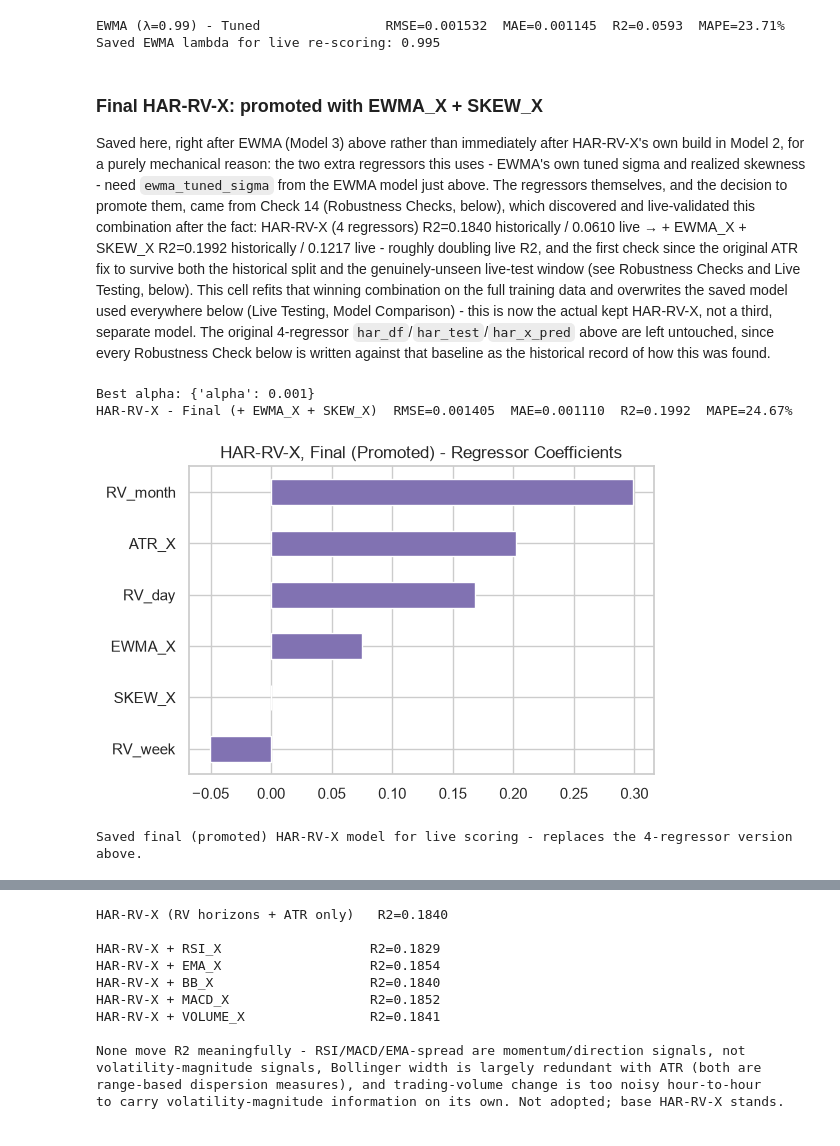
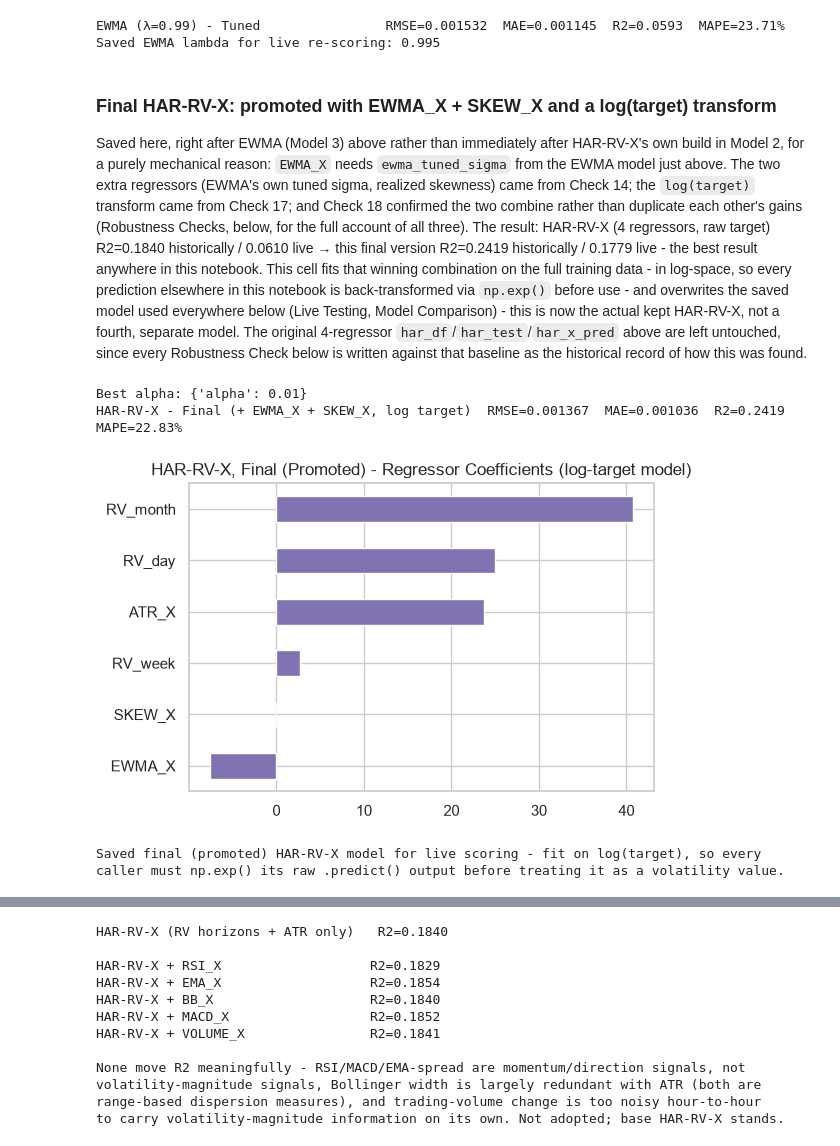
Before and after one commit to mhejairi10/bitcoin-volatility-prediction, a Jupyter notebook: notebooks/capstone-btc-volatility.ipynb, the cells around one changed output, grey strips where cells are left out. Cells and saved outputs as stored; diff of their text form; code cells hidden in the pictures.

```diff
--- a/notebooks/capstone-btc-volatility.ipynb
+++ b/notebooks/capstone-btc-volatility.ipynb
@@ -922,44 +922,47 @@ print(f'Saved EWMA lambda for live re-scoring: {best_lambda}')
 EWMA (λ=0.99) - Tuned                RMSE=0.001532  MAE=0.001145  R2=0.0593  MAPE=23.71%
 Saved EWMA lambda for live re-scoring: 0.995
 # %% [markdown]
-### Final HAR-RV-X: promoted with EWMA_X + SKEW_X
-Saved here, right after EWMA (Model 3) above rather than immediately after HAR-RV-X's own build in Model 2, for a purely mechanical reason: the two extra regressors this uses - EWMA's own tuned sigma and realized skewness - need `ewma_tuned_sigma` from the EWMA model just above. The regressors themselves, and the decision to promote them, came from Check 14 (Robustness Checks, below), which discovered and live-validated this combination after the fact: HAR-RV-X (4 regressors) R2=0.1840 historically / 0.0610 live &rarr; + EWMA_X + SKEW_X R2=0.1992 historically / 0.1217 live - roughly doubling live R2, and the first check since the original ATR fix to survive both the historical split and the genuinely-unseen live-test window (see Robustness Checks and Live Testing, below). This cell refits that winning combination on the full training data and overwrites the saved model used everywhere below (Live Testing, Model Comparison) - this is now the actual kept HAR-RV-X, not a third, separate model. The original 4-regressor `har_df`/`har_test`/`har_x_pred` above are left untouched, since every Robustness Check below is written against that baseline as the historical record of how this was found.
+### Final HAR-RV-X: promoted with EWMA_X + SKEW_X and a log(target) transform
+Saved here, right after EWMA (Model 3) above rather than immediately after HAR-RV-X's own build in Model 2, for a purely mechanical reason: `EWMA_X` needs `ewma_tuned_sigma` from the EWMA model just above. The two extra regressors (EWMA's own tuned sigma, realized skewness) came from Check 14; the `log(target)` transform came from Check 17; and Check 18 confirmed the two combine rather than duplicate each other's gains (Robustness Checks, below, for the full account of all three). The result: HAR-RV-X (4 regressors, raw target) R2=0.1840 historically / 0.0610 live &rarr; this final version R2=0.2419 historically / 0.1779 live - the best result anywhere in this notebook. This cell fits that winning combination on the full training data - in log-space, so every prediction elsewhere in this notebook is back-transformed via `np.exp()` before use - and overwrites the saved model used everywhere below (Live Testing, Model Comparison) - this is now the actual kept HAR-RV-X, not a fourth, separate model. The original 4-regressor `har_df`/`har_test`/`har_x_pred` above are left untouched, since every Robustness Check below is written against that baseline as the historical record of how this was found.
 # %%
 # Final HAR-RV-X: the model actually kept and used everywhere below (Live Testing, Model
-# Comparison). Promoted from Check 14 (Robustness Checks, below) after it validated on live
-# data - see the markdown above for the numbers that justified this. Mirrors Check 14b/14c's
-# own construction exactly, just fit on the full training data rather than a Robustness-Checks
-# trial split, and saved to disk under the same path the original 4-regressor version used.
+# Comparison). Promoted from Checks 14, 17, and 18 (Robustness Checks, below), which together
+# found that 6 regressors AND a genuine log(target) transform both help, and stack rather than
+# duplicate each other's gains - see those checks' markdown for the numbers that justified this.
+# Fit in log-space; every prediction below is back-transformed via np.exp() before use, so R2
+# and every other metric stay on the original volatility_7d scale, never in log-space itself.
 har_final_df = har_df.copy()
 har_final_df['EWMA_X'] = df_model['Date'].map(ewma_tuned_sigma).shift(1)
 har_final_df['SKEW_X'] = df_model['hourly_return'].rolling(ROLLING_WINDOW).skew().shift(HOURS_PER_DAY)
 har_final_df = har_final_df.dropna()
 
 har_final_split = int(len(har_final_df) * 0.8)
 har_final_train, har_final_test = har_final_df.iloc[:har_final_split], har_final_df.iloc[har_final_split:]
 har_final_cols = har_x_cols + ['EWMA_X', 'SKEW_X']
 
 har_final_search = GridSearchCV(Ridge(random_state=RANDOM_STATE), har_ridge_grid, cv=TimeSeriesSplit(n_splits=5),
                                  scoring='neg_root_mean_squared_error', n_jobs=-1)
-har_final_search.fit(har_final_train[har_final_cols], har_final_train['target'])
+har_final_search.fit(har_final_train[har_final_cols], np.log(har_final_train['target']))
 har_final_tuned = har_final_search.best_estimator_
-har_final_pred = har_final_tuned.predict(har_final_test[har_final_cols])
+har_final_pred = np.exp(har_final_tuned.predict(har_final_test[har_final_cols]))
 
 print(f'Best alpha: {har_final_search.best_params_}')
-results.append(evaluate(har_final_test['target'], har_final_pred, 'HAR-RV-X - Final (+ EWMA_X + SKEW_X)'))
+results.append(evaluate(har_final_test['target'], har_final_pred, 'HAR-RV-X - Final (+ EWMA_X + SKEW_X, log target)'))
 
 har_final_coef = pd.Series(har_final_tuned.coef_, index=har_final_cols).sort_values(ascending=False)
 har_final_coef.plot(kind='barh', figsize=(6, 4), color='#8172B2')
-plt.title('HAR-RV-X, Final (Promoted) - Regressor Coefficients')
+plt.title('HAR-RV-X, Final (Promoted) - Regressor Coefficients (log-target model)')
 plt.gca().invert_yaxis()
 plt.show()
 
 joblib.dump(har_final_tuned, 'models/har_rv_x_tuned.pkl')
-print('Saved final (promoted) HAR-RV-X model for live scoring - replaces the 4-regressor version above.')
+print('Saved final (promoted) HAR-RV-X model for live scoring - fit on log(target), so every')
+print('caller must np.exp() its raw .predict() output before treating it as a volatility value.')
 # %% [output]
-Best alpha: {'alpha': 0.001}
-HAR-RV-X - Final (+ EWMA_X + SKEW_X)  RMSE=0.001405  MAE=0.001110  R2=0.1992  MAPE=24.67%
+Best alpha: {'alpha': 0.01}
+HAR-RV-X - Final (+ EWMA_X + SKEW_X, log target)  RMSE=0.001367  MAE=0.001036  R2=0.2419  MAPE=22.83%
-[figure, old version]
+[figure, new version]
-Saved final (promoted) HAR-RV-X model for live scoring - replaces the 4-regressor version above.
+Saved final (promoted) HAR-RV-X model for live scoring - fit on log(target), so every
+caller must np.exp() its raw .predict() output before treating it as a volatility value.
 # %% [markdown]
 ## Robustness Checks
```
Also changed, not shown: parts of 15 cells of this notebook.
